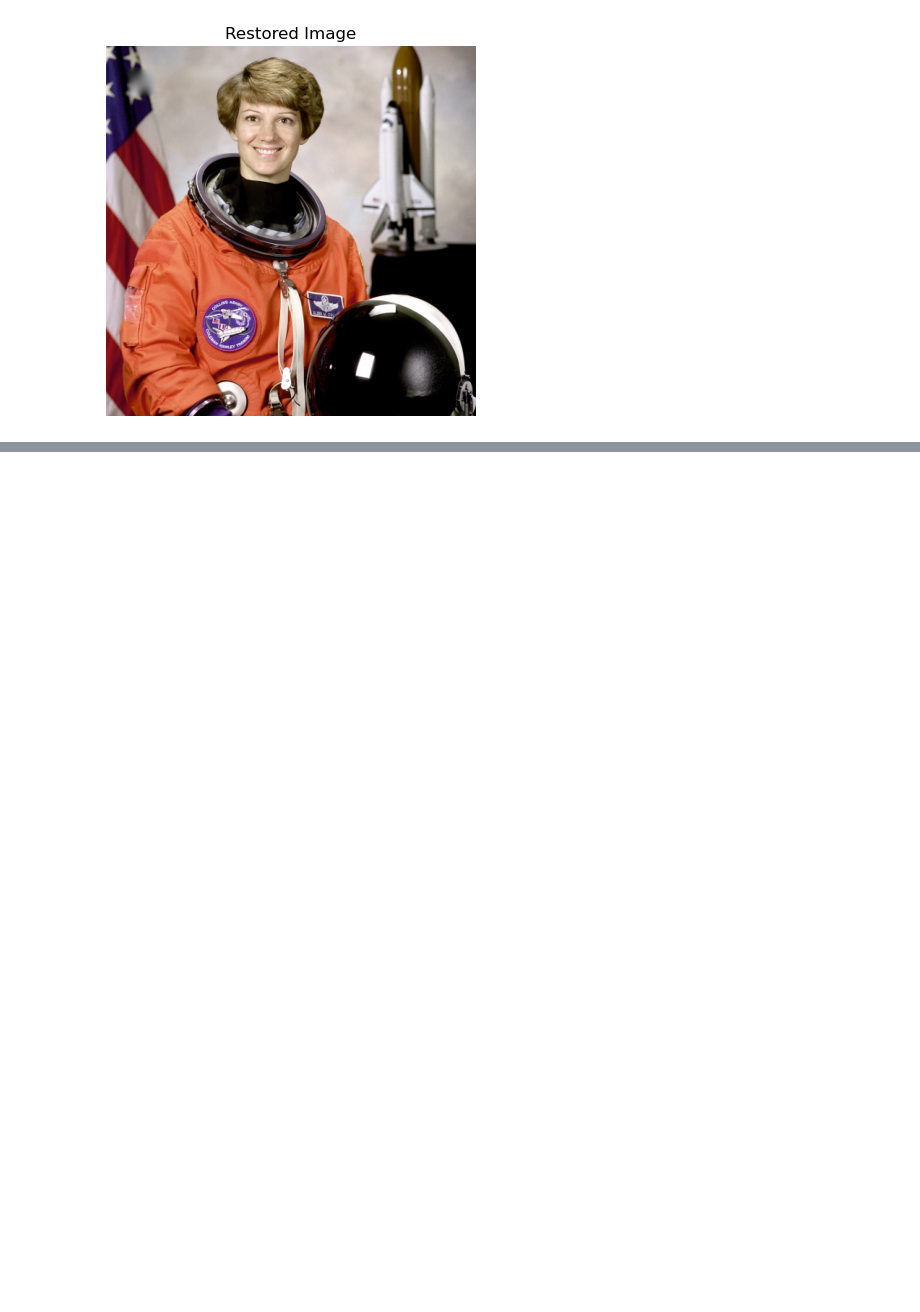
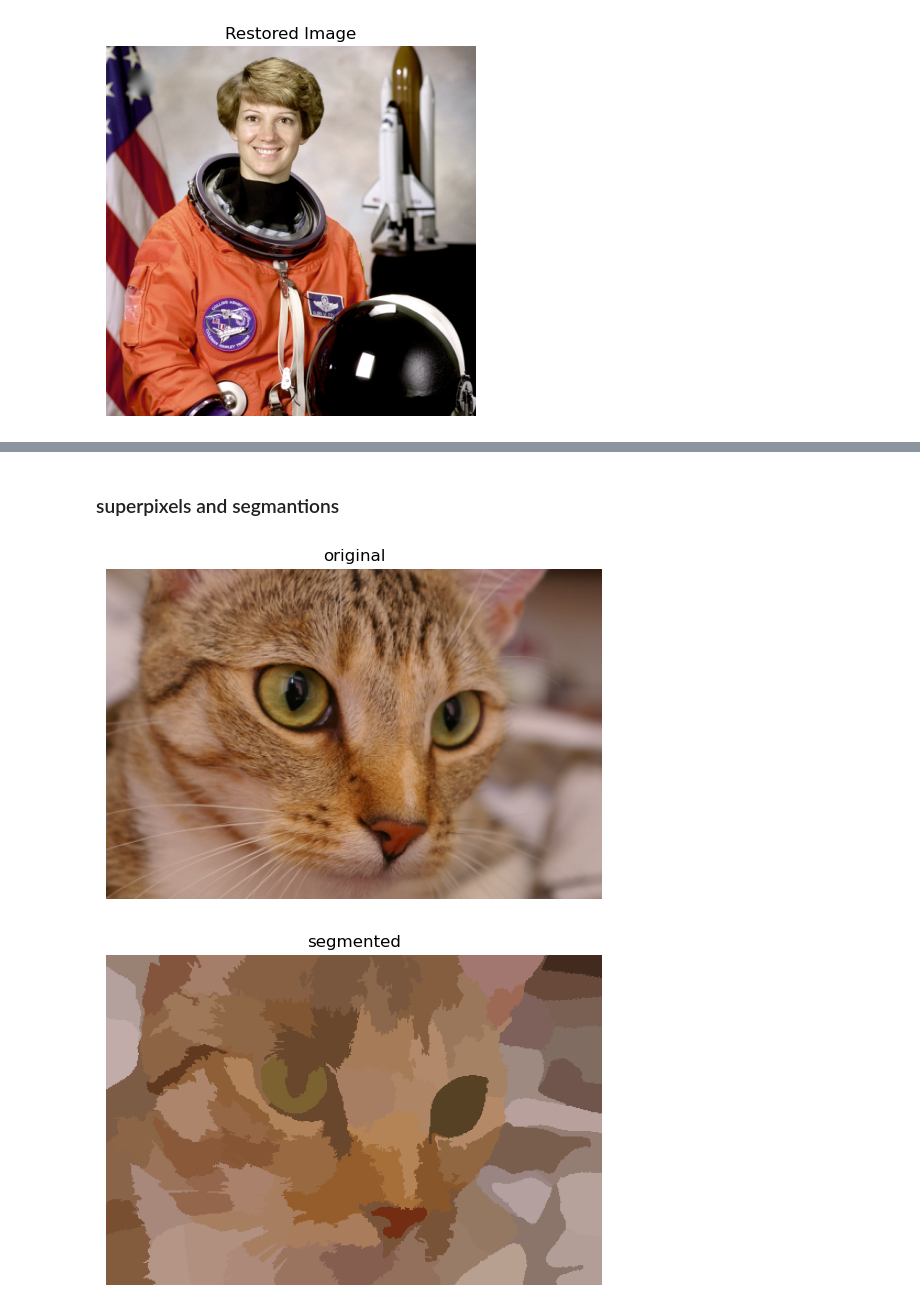
Before and after one commit to melikayazdanpanah/imgprocessing_datacamp, a Jupyter notebook: image_restoration.ipynb, the cells around one changed output, grey strips where cells are left out. Saved outputs shown, nothing was run; the diff lists cells and outputs as text; code cells hidden in the pictures; blank space fills up the shorter version.

```diff
--- a/image_restoration.ipynb
+++ b/image_restoration.ipynb
@@ -43,0 +79,19 @@ show_image(restore_image, 'Restored Image')
+# %% [markdown]
+### superpixels and segmantions
+# %%
+#segmented--> superpixels
+#-more meaningful regions -computational efficiency
+
+#unsupervised segmentation (slic)
+from skimage.segmentation import slic
+from skimage.color import label2rgb
+
+segments = slic(dog_image)
+
+segmented_image = label2rgb(segments,dog_image , kind = 'avg')
+
+show_image(dog_image ,'original')
+show_image(segmented_image, 'segmented')
+# %% [output]
+[figure, added]
+[figure, added]
```
Also changed, not shown: parts of 11 cells of this notebook.
